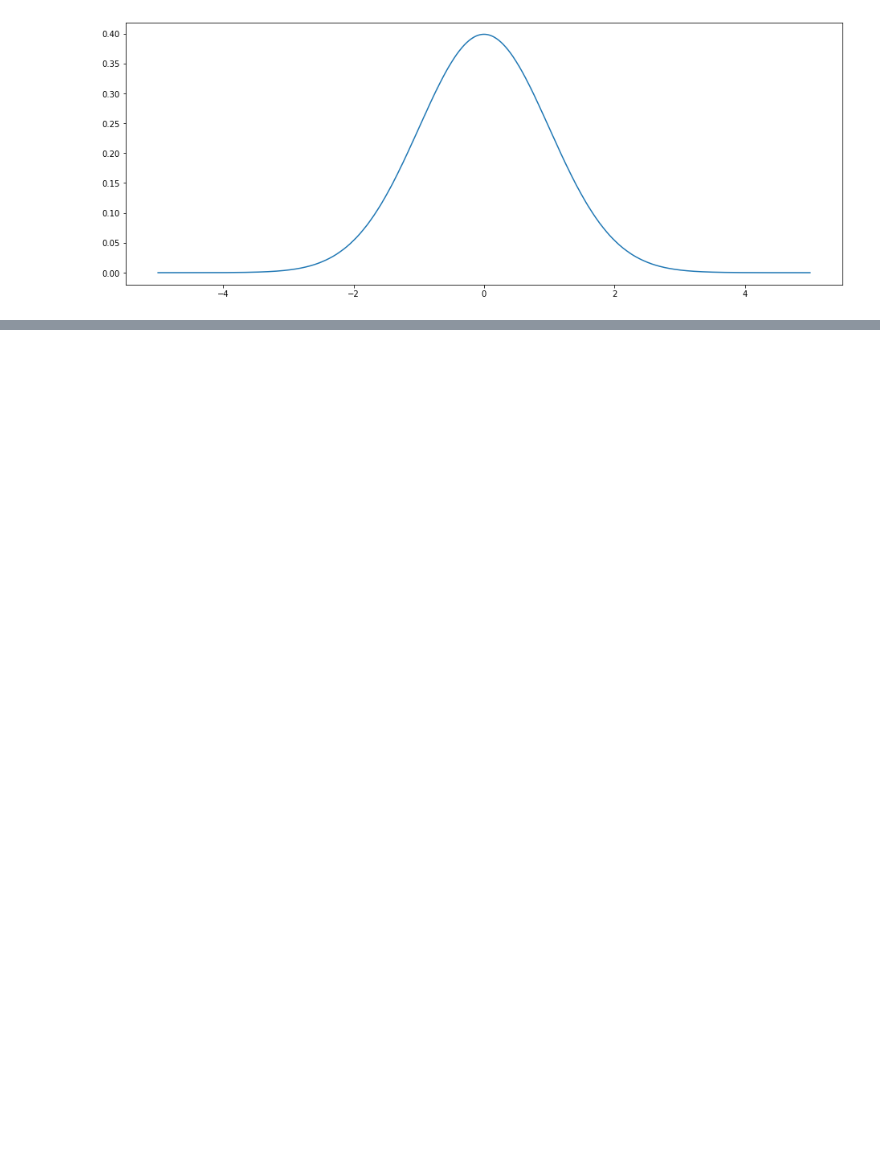
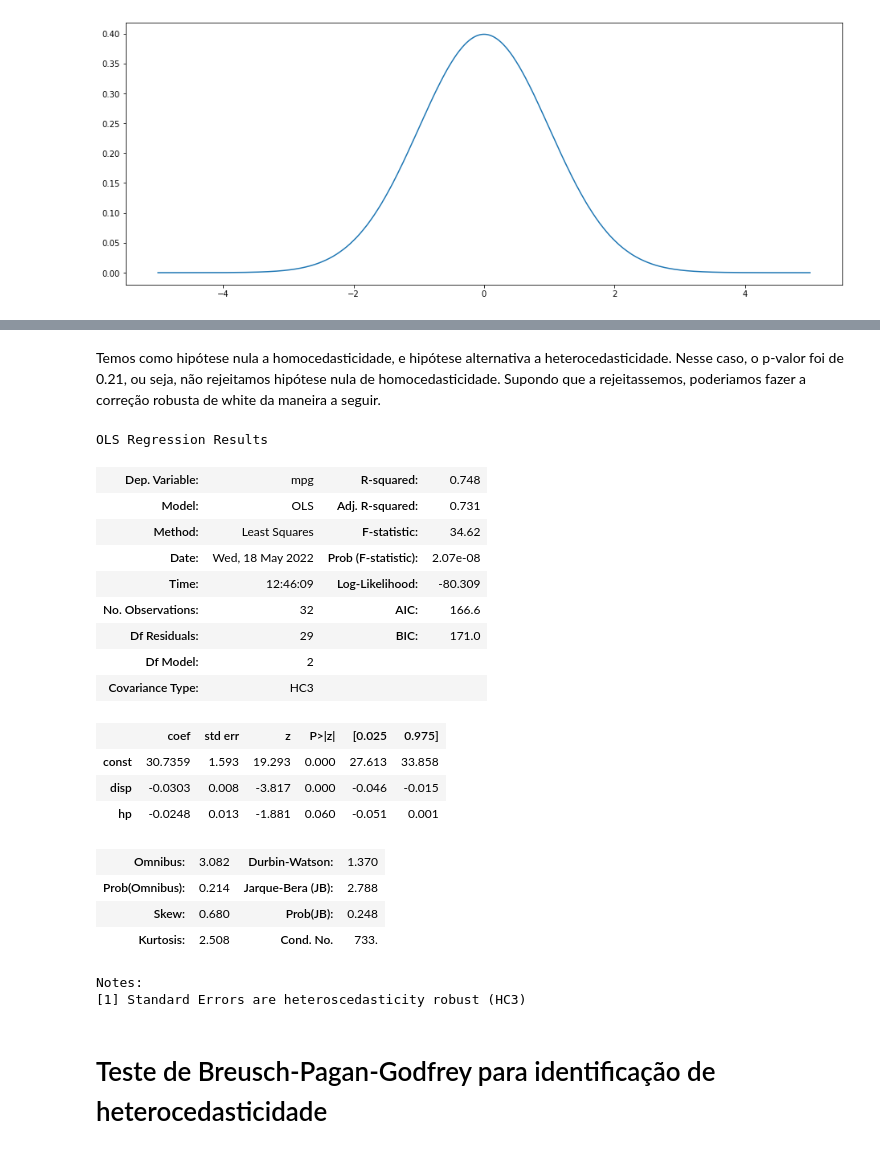
Before and after one commit to Menezes-Gus/Econometrics, a Jupyter notebook: Econometrics.ipynb, the cells around one changed output, grey strips where cells are left out. Cells and saved outputs as stored; diff of their text form; code cells hidden in the pictures; blank space fills up the shorter version.

```diff
--- a/Econometrics.ipynb
+++ b/Econometrics.ipynb
@@ -176,0 +271,28 @@ plt.show
+# %% [markdown]
+Temos como hipótese nula a homocedasticidade, e hipótese alternativa a heterocedasticidade. Nesse caso, o p-valor foi de 0.21, ou seja, não rejeitamos hipótese nula de homocedasticidade. Supondo que a rejeitassemos, poderiamos fazer a correção robusta de white da maneira a seguir.
+# %%
+ols_regression_white = sm.OLS(endog=y, exog=x).fit(cov_type='HC3')
+ols_regression_white.summary()
+# %% [output]
+OLS Regression Results
+| Dep. Variable: | mpg | R-squared: | 0.748 |
+| Model: | OLS | Adj. R-squared: | 0.731 |
+| Method: | Least Squares | F-statistic: | 34.62 |
+| Date: | Wed, 18 May 2022 | Prob (F-statistic): | 2.07e-08 |
+| Time: | 12:46:09 | Log-Likelihood: | -80.309 |
+| No. Observations: | 32 | AIC: | 166.6 |
+| Df Residuals: | 29 | BIC: | 171.0 |
+| Df Model: | 2 |  |  |
+| Covariance Type: | HC3 |  |  |
+|  | coef | std err | z | P>|z| | [0.025 | 0.975] |
+| const | 30.7359 | 1.593 | 19.293 | 0.000 | 27.613 | 33.858 |
+| disp | -0.0303 | 0.008 | -3.817 | 0.000 | -0.046 | -0.015 |
+| hp | -0.0248 | 0.013 | -1.881 | 0.060 | -0.051 | 0.001 |
+| Omnibus: | 3.082 | Durbin-Watson: | 1.370 |
+| Prob(Omnibus): | 0.214 | Jarque-Bera (JB): | 2.788 |
+| Skew: | 0.680 | Prob(JB): | 0.248 |
+| Kurtosis: | 2.508 | Cond. No. | 733. |
+Notes:
+[1] Standard Errors are heteroscedasticity robust (HC3)
+# %% [markdown]
+# Teste de Breusch-Pagan-Godfrey para identificação de heterocedasticidade
```
Also changed, not shown: parts of 29 cells of this notebook.
